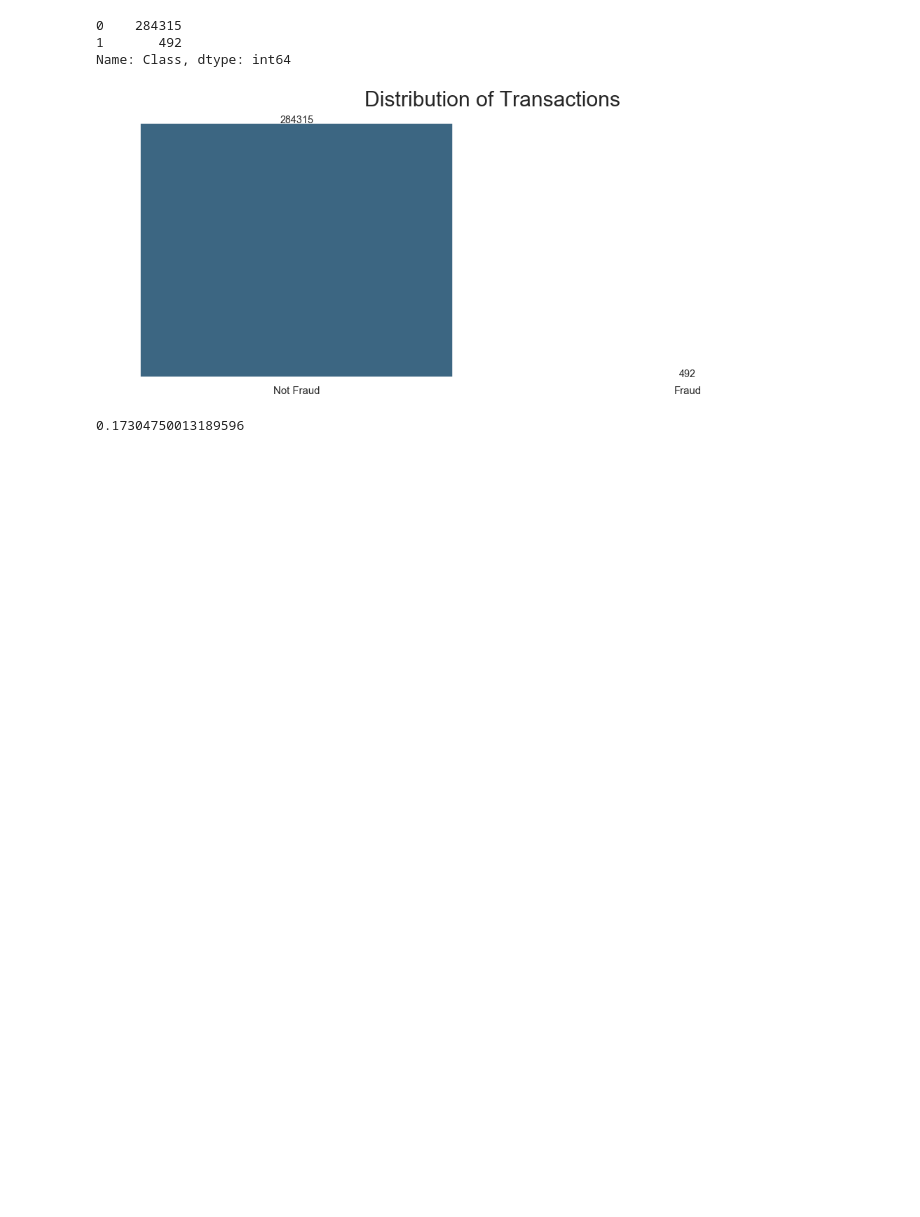
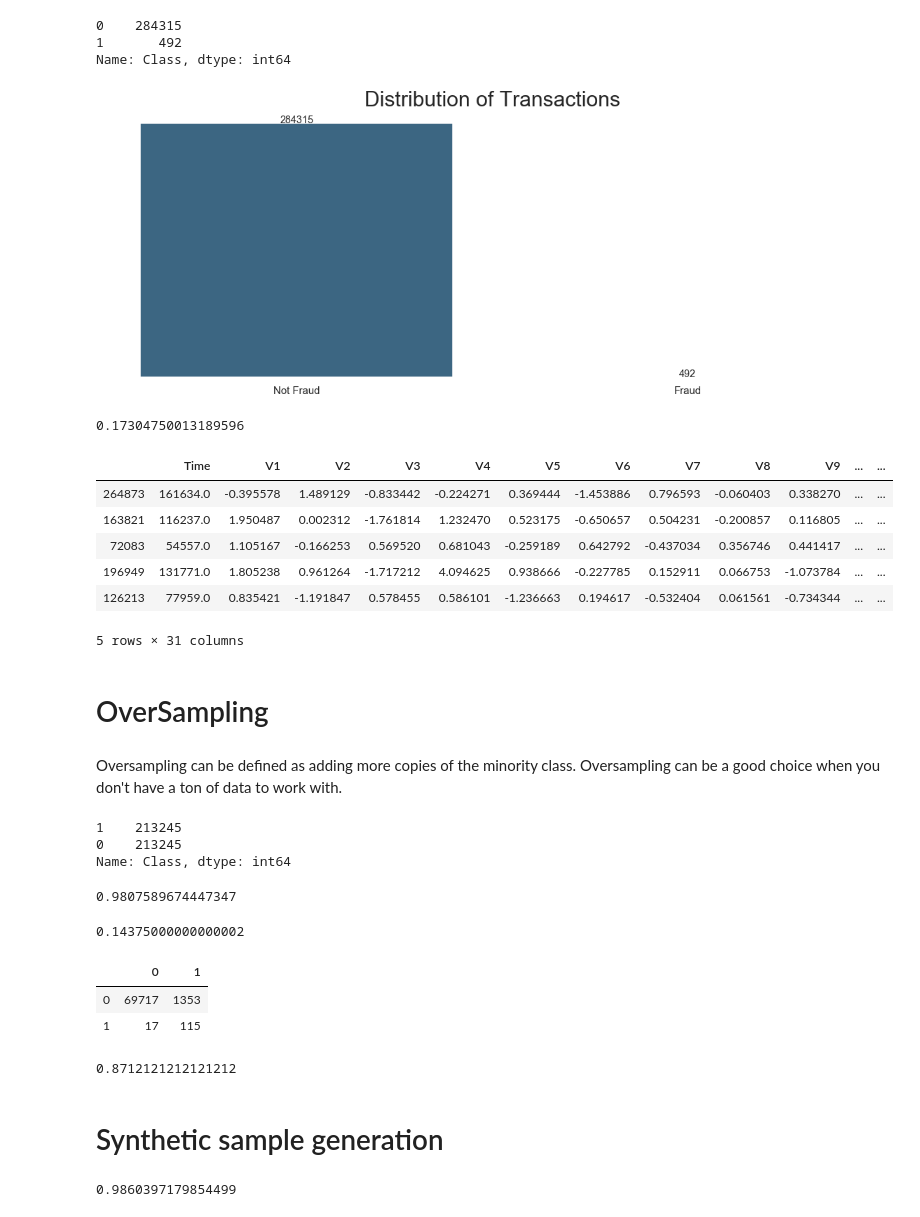
Before and after one commit to mishal9/Python-notebooks, a Jupyter notebook: Resampling imbalanced classes.ipynb, the cells around one changed output. Cells and saved outputs as stored; diff of their text form; code cells hidden in the pictures; blank space fills up the shorter version.

Commit message:
BankSIM sampling

```diff
--- a/Resampling imbalanced classes.ipynb
+++ b/Resampling imbalanced classes.ipynb
@@ -83,3 +85,39 @@ X = df.drop('Class', axis=1)
 
 # setting up testing and training sets
 X_train, X_test, y_train, y_test = train_test_split(X, y, test_size=0.25, random_state=27)
+# %%
+# concatenate our training data back together
+X = pd.concat([X_train, y_train], axis=1)
+X.head()
+# %% [output]
+|  | Time | V1 | V2 | V3 | V4 | V5 | V6 | V7 | V8 | V9 | ... | ... |
+| 264873 | 161634.0 | -0.395578 | 1.489129 | -0.833442 | -0.224271 | 0.369444 | -1.453886 | 0.796593 | -0.060403 | 0.338270 | ... | ... |
+| 163821 | 116237.0 | 1.950487 | 0.002312 | -1.761814 | 1.232470 | 0.523175 | -0.650657 | 0.504231 | -0.200857 | 0.116805 | ... | ... |
+| 72083 | 54557.0 | 1.105167 | -0.166253 | 0.569520 | 0.681043 | -0.259189 | 0.642792 | -0.437034 | 0.356746 | 0.441417 | ... | ... |
+| 196949 | 131771.0 | 1.805238 | 0.961264 | -1.717212 | 4.094625 | 0.938666 | -0.227785 | 0.152911 | 0.066753 | -1.073784 | ... | ... |
+| 126213 | 77959.0 | 0.835421 | -1.191847 | 0.578455 | 0.586101 | -1.236663 | 0.194617 | -0.532404 | 0.061561 | -0.734344 | ... | ... |
+5 rows × 31 columns
+# %% [markdown]
+# OverSampling
+# %% [markdown]
+Oversampling can be defined as adding more copies of the minority class. Oversampling can be a good choice when you don't have a ton of data to work with.
+# %%
+# separate minority and majority classes
+not_fraud = X[X.Class==0]
+fraud = X[X.Class==1]
+
+# upsample minority
+fraud_upsampled = resample(fraud,
+                          replace=True, # sample with replacement
+                          n_samples=len(not_fraud), # match number in majority class
+                          random_state=27) # reproducible results
+
+# combine majority and upsampled minority
+upsampled = pd.concat([not_fraud, fraud_upsampled])
+
+# check new class counts
+upsampled.Class.value_counts()
+# %% [output]
+1    213245
+0    213245
+Name: Class, dtype: int64
@@ -85,0 +132,23 @@ X_train, X_test, y_train, y_test = train_test_split(X, y, test_size=0.25, random
+# %%
+# Checking accuracy
+accuracy_score(y_test, upsampled_pred)
+# %% [output]
+0.9807589674447347
+# %%
+# f1 score
+f1_score(y_test, upsampled_pred)
+# %% [output]
+0.14375000000000002
+# %%
+# confusion matrix
+pd.DataFrame(confusion_matrix(y_test, upsampled_pred))
+# %% [output]
+|  | 0 | 1 |
+| 0 | 69717 | 1353 |
+| 1 | 17 | 115 |
+# %%
+recall_score(y_test, upsampled_pred)
+# %% [output]
+0.8712121212121212
+# %% [markdown]
+# Synthetic sample generation
@@ -85,0 +167,9 @@ X_train, X_test, y_train, y_test = train_test_split(X, y, test_size=0.25, random
+# %%
+smote = LogisticRegression(solver='liblinear').fit(X_train, y_train)
+
+smote_pred = smote.predict(X_test)
+
+# Checking accuracy
+accuracy_score(y_test, smote_pred)
+# %% [output]
+0.9860397179854499
```
Also changed, not shown: parts of 3 cells of this notebook, 1 other file.
